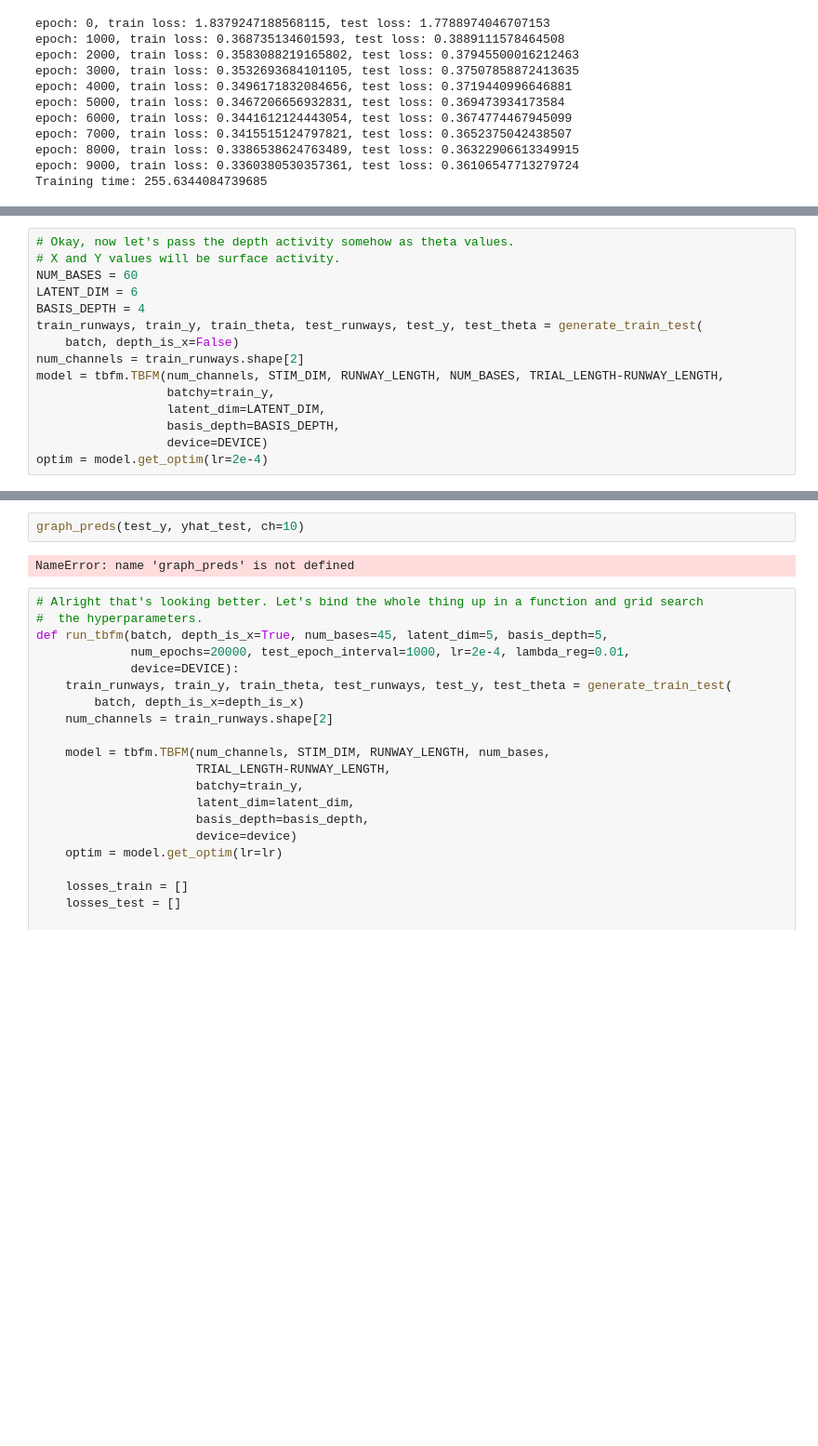
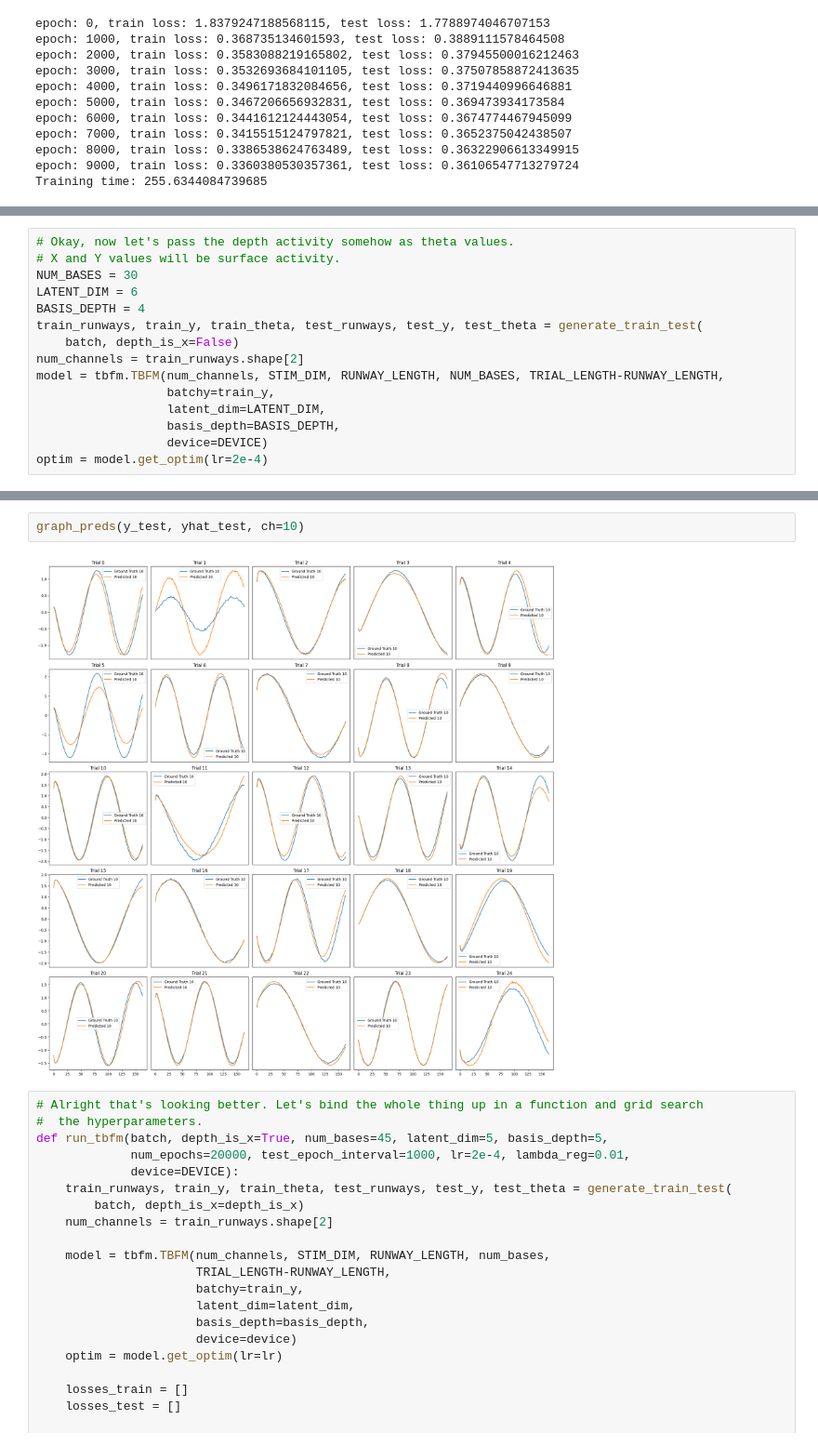
Before and after one commit to mmattb/py-tbfm, a Jupyter notebook: TBFM Shift-Invariant Demo.ipynb, the cells around one changed output, grey strips where cells are left out. Shown at 93% size. Drawn from its saved outputs; the diff is of its cells as text; blank space fills up the shorter version.

```diff
--- a/TBFM Shift-Invariant Demo.ipynb
+++ b/TBFM Shift-Invariant Demo.ipynb
@@ -255,7 +253,7 @@ NameError: name 'test_y' is not defined
 # %%
 # Okay, now let's pass the depth activity somehow as theta values.
 # X and Y values will be surface activity.
-NUM_BASES = 60
+NUM_BASES = 30
 LATENT_DIM = 6
 BASIS_DEPTH = 4
 train_runways, train_y, train_theta, test_runways, test_y, test_theta = generate_train_test(
@@ -309,7 +323,7 @@ NameError: name 'model' is not defined
 # %%
-graph_preds(test_y, yhat_test, ch=10)
+graph_preds(y_test, yhat_test, ch=10)
 # %% [output]
-NameError: name 'graph_preds' is not defined
+[figure, added]
 # %%
 # Alright that's looking better. Let's bind the whole thing up in a function and grid search
 #  the hyperparameters.
```
Also changed, not shown: parts of 14 cells of this notebook, 1 other file.
